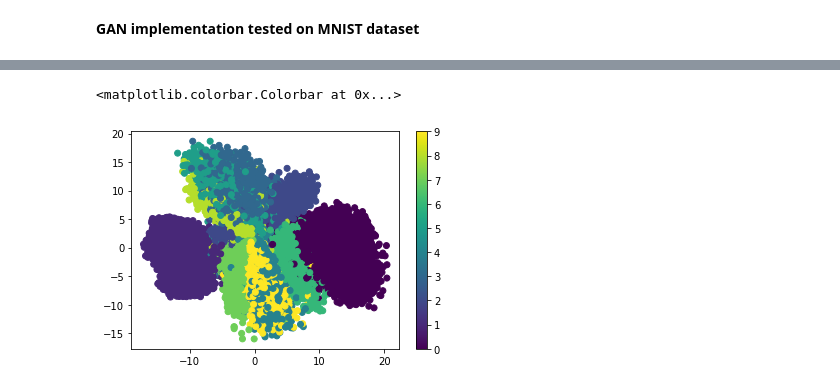
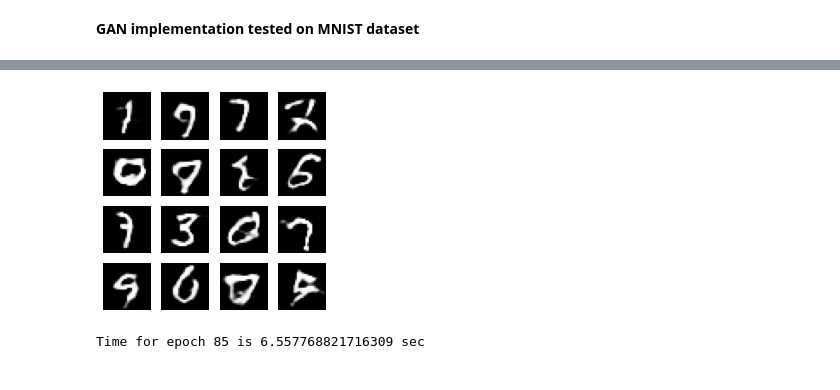
Before and after one commit to ahmedabdelhameed/TensorFlow, a Jupyter notebook: GAN_MNIST.ipynb, the cells around one changed output, grey strips where cells are left out. Cells and saved outputs as stored; diff of their text form; code cells hidden in the pictures.

```diff
--- a/GAN_MNIST.ipynb
+++ b/GAN_MNIST.ipynb
@@ -84,23 +93,14 @@ def make_generator_model():
     model.add(Dense(7*7*256, use_bias=False, input_shape=(100,)))
     model.add(BatchNormalization())
     model.add(LeakyReLU())
-
     model.add(Reshape((7, 7, 256)))
-    assert model.output_shape == (None, 7, 7, 256) # Note: None is the batch size
-
     model.add(Conv2DTranspose(128, (5, 5), strides=(1, 1), padding='same', use_bias=False))
-    assert model.output_shape == (None, 7, 7, 128)
     model.add(BatchNormalization())
     model.add(LeakyReLU())
-
     model.add(Conv2DTranspose(64, (5, 5), strides=(2, 2), padding='same', use_bias=False))
-    assert model.output_shape == (None, 14, 14, 64)
     model.add(BatchNormalization())
     model.add(LeakyReLU())
-
     model.add(Conv2DTranspose(1, (5, 5), strides=(2, 2), padding='same', use_bias=False, activation='tanh'))
-    assert model.output_shape == (None, 28, 28, 1)
-
     return model
 # %%
 generator = make_generator_model()
@@ -132,8 +132,7 @@ cross_entropy = BinaryCrossentropy(from_logits=True)
 def discriminator_loss(real_output, fake_output):
     real_loss = cross_entropy(tf.ones_like(real_output), real_output)
     fake_loss = cross_entropy(tf.zeros_like(fake_output), fake_output)
-    total_loss = real_loss + fake_loss
-    return total_loss
+    return real_loss + fake_loss
 
 def generator_loss(fake_output):
     return cross_entropy(tf.ones_like(fake_output), fake_output)
@@ -179,3 +142,0 @@ def train_discriminator(model, dataset, n_iter=100, n_batch=256):
-# %%
-generator = make_generator_model()
-generator.summary()
@@ -404,9 +142,0 @@ plt.colorbar()
-# %%
-# display a 2D plot of the 10 classes in the latent space
-x_train_encoded = encoder.predict(x_train)
-plt.figure()
-plt.scatter(x_train_encoded[:, 0], x_train_encoded[:, 1], c=y_train)
-plt.colorbar()
-# %% [output]
-<matplotlib.colorbar.Colorbar at 0x...>
-[figure, removed]
@@ -412,0 +171,28 @@ plt.colorbar()
+# %%
+# Training
+import time
+from IPython import display
+
+def train(dataset, epochs):
+  for epoch in range(epochs):
+    start = time.time()
+    for images in dataset:
+      train_step(images)
+
+    # Produce images for the GIF as you go
+    display.clear_output(wait=True)
+    generate_and_save_images(generator,
+                             epoch + 1,
+                             seed)
+
+    # Save the model every 15 epochs
+    # if (epoch + 1) % 15 == 0:
+    #   checkpoint.save(file_prefix = checkpoint_prefix)
+
+    print ('Time for epoch {} is {} sec'.format(epoch + 1, time.time()-start))
+
+  # Generate after the final epoch
+  display.clear_output(wait=True)
+  generate_and_save_images(generator,
+                           epochs,
+                           seed)
@@ -412,0 +214,5 @@ plt.colorbar()
+# %%
+train(train_dataset, EPOCHS)
+# %% [output]
+[figure, added]
+Time for epoch 85 is 6.557768821716309 sec
```
Also changed, not shown: parts of 30 cells of this notebook.
